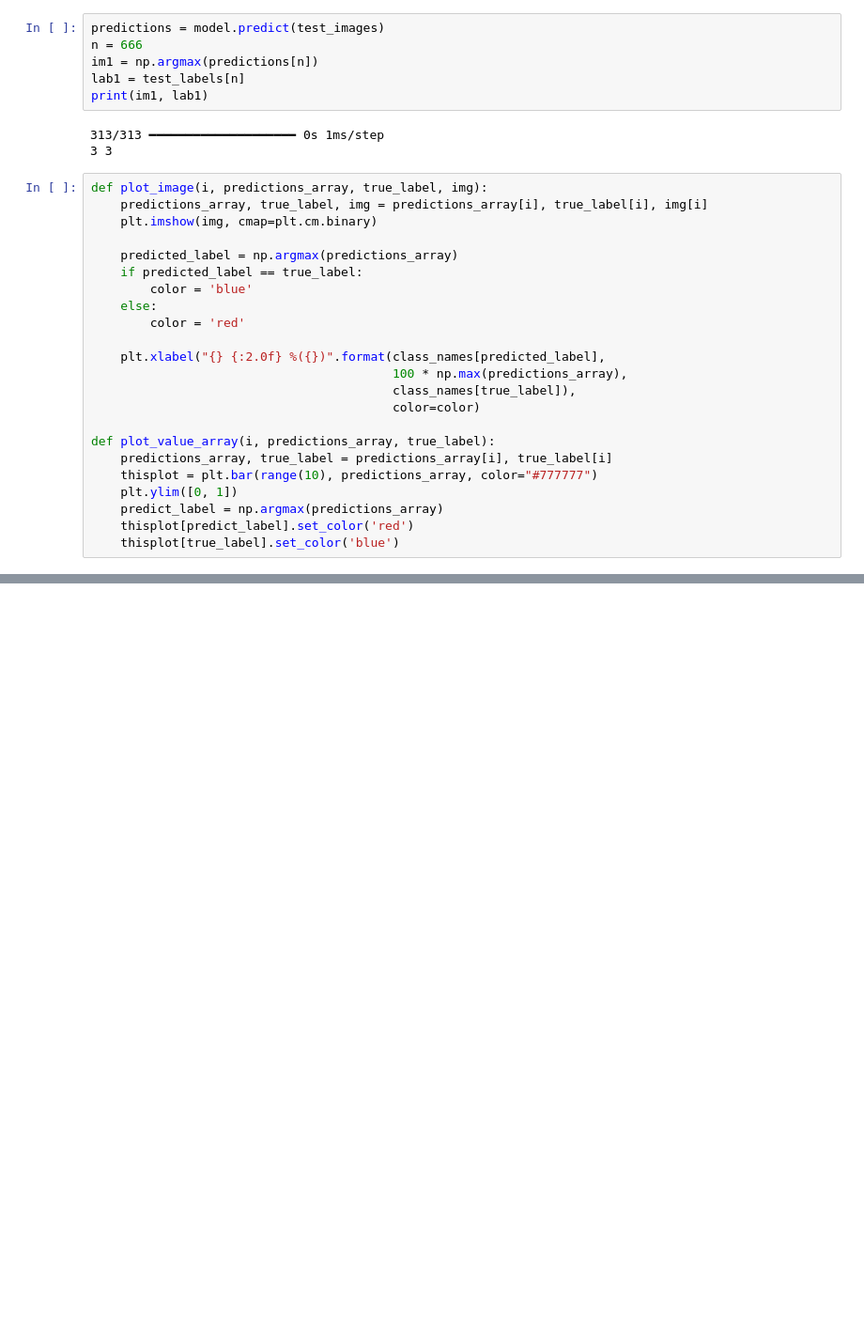
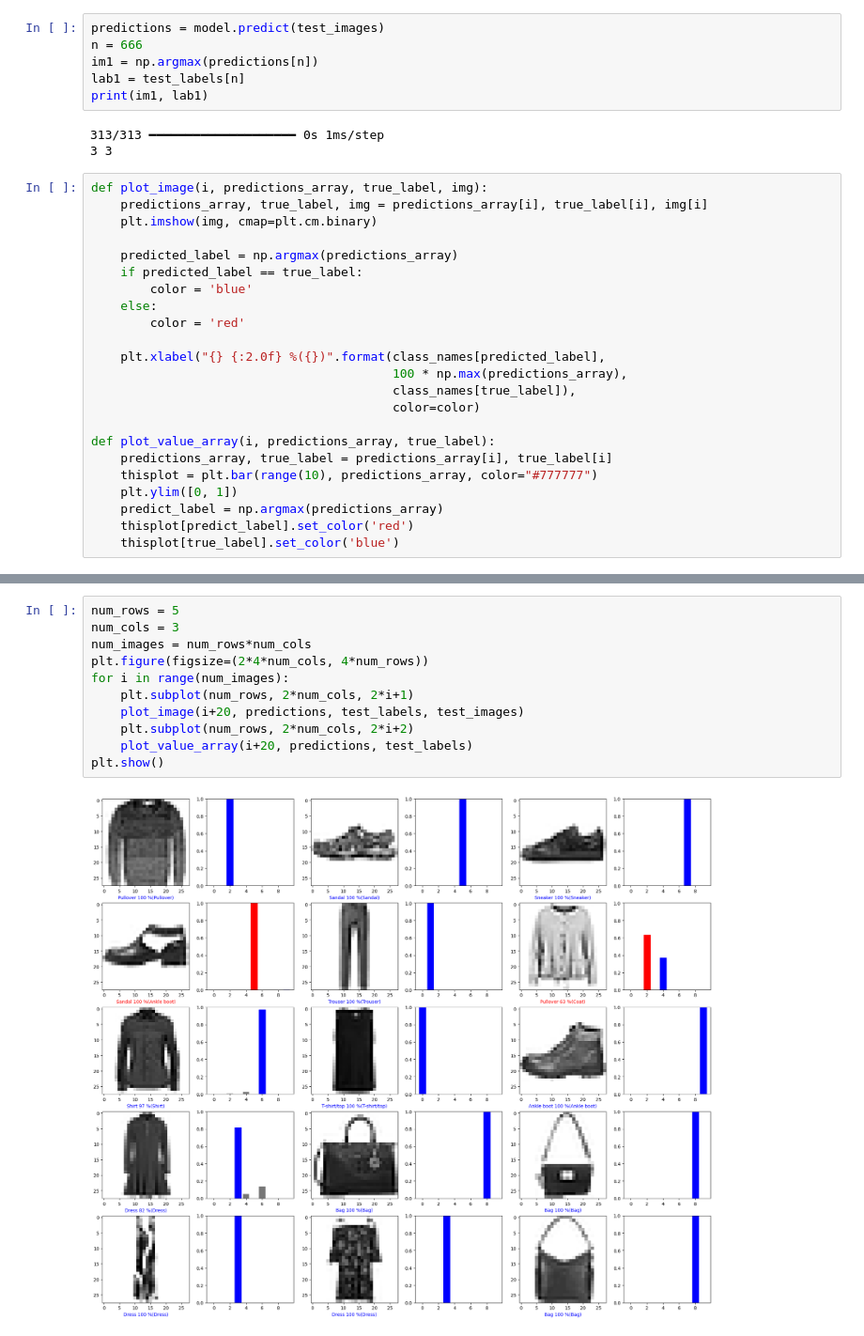
Before and after one commit to Vitalya777/Projects, a Jupyter notebook: NeuroNetProj/ImageRecognition.ipynb, the cells around one changed output, grey strips where cells are left out. Shown at 94% size. Cells and saved outputs as stored; diff of their text form; blank space fills up the shorter version.

```diff
--- a/NeuroNetProj/ImageRecognition.ipynb
+++ b/NeuroNetProj/ImageRecognition.ipynb
@@ -110,0 +115,13 @@ plt.show()
+# %%
+num_rows = 5
+num_cols = 3
+num_images = num_rows*num_cols
+plt.figure(figsize=(2*4*num_cols, 4*num_rows))
+for i in range(num_images):
+    plt.subplot(num_rows, 2*num_cols, 2*i+1)
+    plot_image(i+20, predictions, test_labels, test_images)
+    plt.subplot(num_rows, 2*num_cols, 2*i+2)
+    plot_value_array(i+20, predictions, test_labels)
+plt.show()
+# %% [output]
+[figure, added]
```
Also changed, not shown: parts of 6 cells of this notebook, 7 other files.
